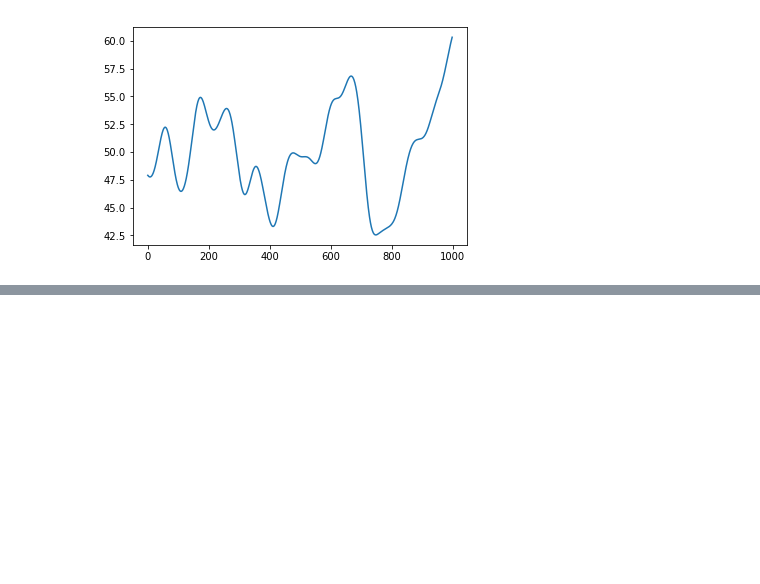
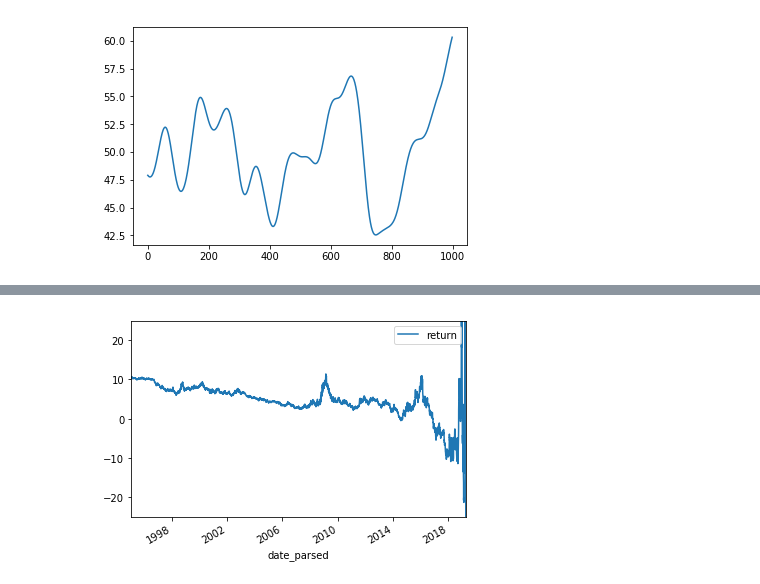
Before and after one commit to ismith1024/Finance-Regression-Analyzer, a Jupyter notebook: custom_kernel.ipynb, the cells around one changed output, grey strips where cells are left out. Cells and saved outputs as stored; diff of their text form; code cells hidden in the pictures; blank space fills up the shorter version.

```diff
--- a/custom_kernel.ipynb
+++ b/custom_kernel.ipynb
@@ -74,0 +84,27 @@ plt.show()
+# %%
+df['date_parsed'] = df['Date'].apply(lambda x: datetime.datetime.strptime(x, '%Y-%m-%d'))
+df.sort_values(by = ['date_parsed'], inplace = True, )
+df.drop_duplicates(subset = ['date_parsed'], inplace = True)
+# %%
+df['close'] = df['Close'].apply(lambda x: np.NaN if x == 'null' else float(x))
+df_valid = df[df['close'] == df['close']]
+# %%
+todays_price = 72.59
+today = datetime.datetime.strptime('2019-04-24', '%Y-%m-%d')
+yesterday = datetime.datetime.strptime('2019-04-23', '%Y-%m-%d')
+
+diff = today - yesterday
+
+diff.days / 365
+
+def get_return_to_today(row):
+
+    elapsed_years = (today - row['date_parsed']).days / 365
+    if elapsed_years == 0:
+        return 0
+
+    price_ratio = todays_price / float(row['Close'])
+    annual_return = price_ratio ** (1/elapsed_years)
+    return (annual_return - 1) * 100
+# %%
+df_valid['return'] = df_valid.apply(get_return_to_today, axis = 1)
@@ -74,0 +138,5 @@ plt.show()
+# %%
+df_valid.plot(x='date_parsed', y='return', ylim = (-25, 25))
+plt.show()
+# %% [output]
+[figure, added]
```
Also changed, not shown: parts of 4 cells of this notebook.
